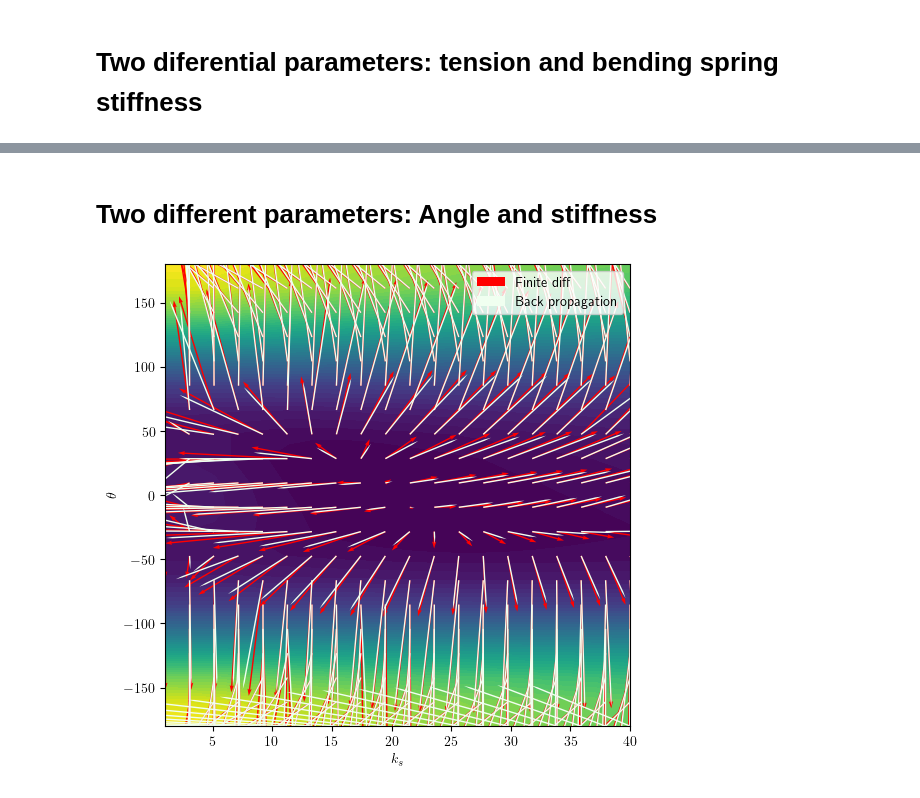
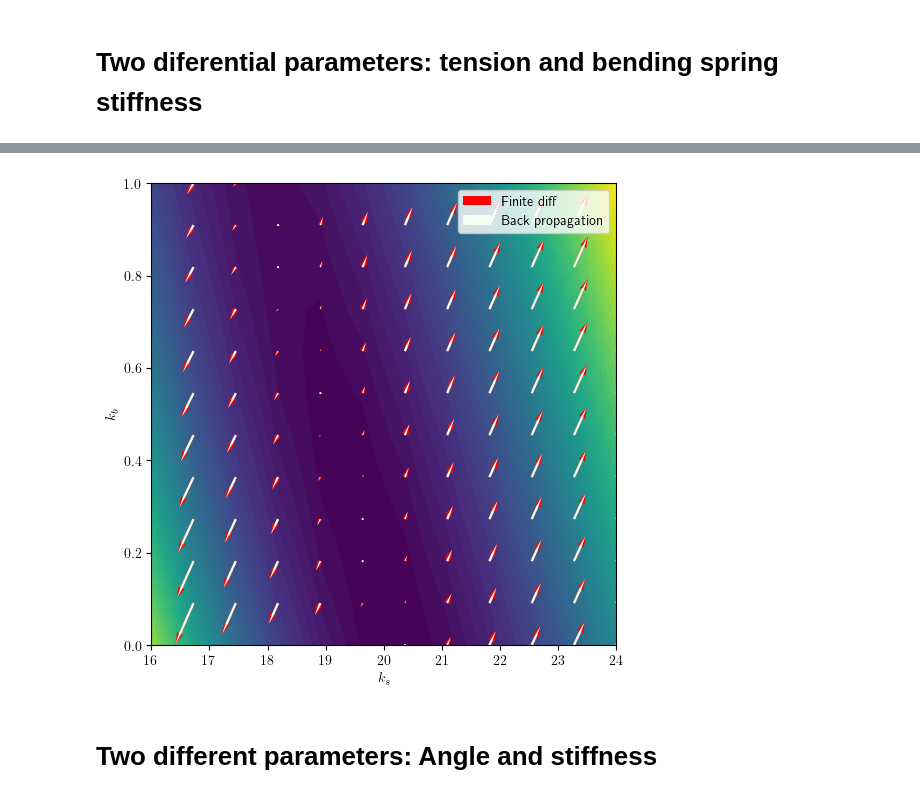
Before and after one commit to MagiRomanya/DiffSimulator, a Jupyter notebook: differentiable/Diff.ipynb, the cells around one changed output, grey strips where cells are left out. Saved outputs shown, nothing was run; the diff lists cells and outputs as text; code cells hidden in the pictures.

```diff
--- a/differentiable/Diff.ipynb
+++ b/differentiable/Diff.ipynb
@@ -255,3 +236,32 @@ plt.savefig("figures/test.pdf")
+# %%
+# Plotting
+plt.close()
+
+scale = (k_values[-1] - k_values[0]) / (k_bend_values[-1] - k_bend_values[0])
+arrow_len=None
+plt.contourf(X, Y, g_values, levels=60)
+plt.quiver(X, Y, dgdk_values_finite*scale, dgdk_bend_values_finite,
+           label="Finite diff",
+           angles='xy',
+           scale_units="xy",
+           color="red",
+           scale=arrow_len)
+plt.quiver(X, Y, dgdk_values*scale, dgdk_bend_values,
+           label="Back propagation",
+           angles='xy',
+           scale_units="xy",
+           color="honeydew",
+           # alpha=0.7,
+           headwidth=1,
+           scale=arrow_len)
+
+plt.legend()
+plt.xlabel("$k_s$")
+plt.ylabel("$k_b$")
+plt.show()
+plt.savefig("figures/test.pdf")
+# %% [output]
+[figure, new version]
 # %%
 # save the data to disk
 np.save("data/x_data.npy", X)
@@ -347,31 +357,4 @@ dk = k_values[1]-k_values[0]
 dangle = angle_values[1]-angle_values[0]
 g_values = np.array(g_values)
 dgdk_values_finite, dgdangle_values_finite = np.gradient(g_values, dk, dangle)
-# %%
-# Plotting
-plt.close()
-scale = (k_values[-1] - k_values[0]) / (angle_values[-1] - angle_values[0])
-arrow_len=3
-plt.contourf(X, Y, g_values, levels=60)
-plt.quiver(X, Y, dgdk_values_finite, dgdangle_values_finite/scale,
-           label="Finite diff",
-           angles='xy',
-           scale_units="xy",
-           color="red",
-           scale=arrow_len)
-plt.quiver(X, Y, dgdk_values, dgdangle_values/scale,
-           label="Back propagation",
-           angles='xy',
-           scale_units="xy",
-           color="honeydew",
-           headwidth=1,
-           scale=arrow_len)
-
-plt.legend()
-plt.xlabel("$k_s$")
-plt.ylabel("$\\theta$")
-plt.show()
-plt.savefig("figures/test.pdf")
-# %% [output]
-[figure, removed]
 # %%
```
Also changed, not shown: parts of 20 cells of this notebook, 3 other files.
